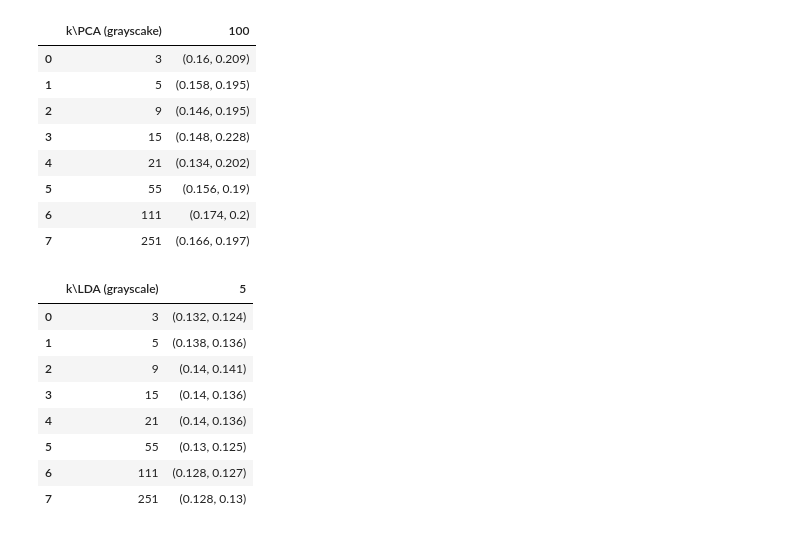
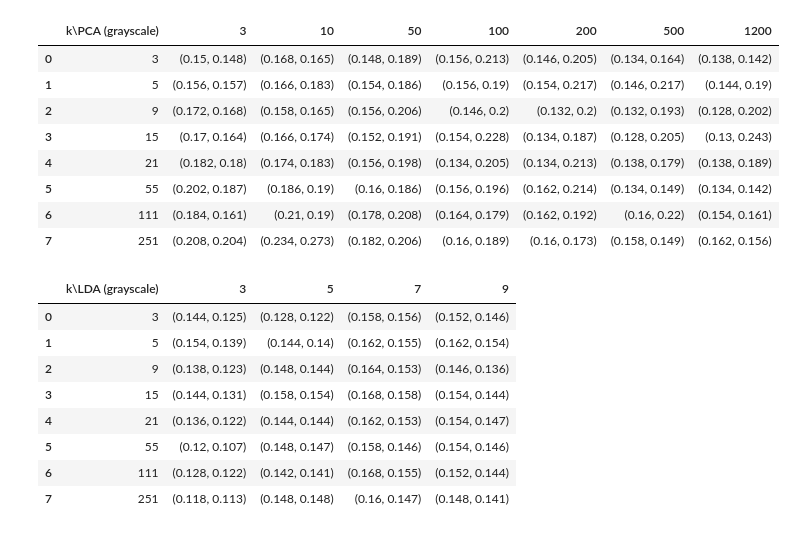
Before and after one commit to bonoldie/ML_exam, a Jupyter notebook: nb.ipynb, the cells around one changed output. Drawn from its saved outputs; the diff is of its cells as text; code cells hidden in the pictures.

```diff
--- a/nb.ipynb
+++ b/nb.ipynb
@@ -258,52 +248,52 @@ for k_idx, k in enumerate(k_to_test['PCA']):
         accuracy = round(accuracy_score(dataset['valid']['labels'], preds), 3)
         precision = round(precision_score(dataset['valid']['labels'], preds, average='macro'),3)
 
         # logger.info([f"KNN on PCA (grayscale images, k = {k}, {n_components} components)", "accuracy", accuracy, "precision", precision])
 
         KNN_PCA_grayscale_stats[k_idx].insert(n_components_idx + 1,(accuracy, precision))
 
-KNN_PCA_df = pd.DataFrame(KNN_PCA_grayscale_stats, columns=['k\\PCA (grayscake)'] + n_components_to_test['PCA'])
+KNN_PCA_df = pd.DataFrame(KNN_PCA_grayscale_stats, columns=['k\\PCA (grayscale)'] + n_components_to_test['PCA'])
 display(KNN_PCA_df)
 
 for k_idx,k in enumerate(k_to_test['LDA']):
 
     KNN_LDA_grayscale_stats.insert(k_idx,[k])
 
     for n_components_idx, n_components in enumerate(n_components_to_test['LDA']):
         knn = OneVsRestClassifier( KNeighborsClassifier(k))
 
         knn.fit(LDAs_results['train']['grayscale'][n_components], dataset['train']['labels'])
         preds = knn.predict(LDAs_results['valid']['grayscale'][n_components])
 
         accuracy = round(accuracy_score(dataset['valid']['labels'], preds), 3)
         precision = round(precision_score(dataset['valid']['labels'], preds, average='macro'),3)
 
         # logger.info([f"KNN on LDA (grayscale images, k = {k}, {n_components} components)", "accuracy", accuracy, "precision", precision])
 
         KNN_LDA_grayscale_stats[k_idx].insert(n_components_idx + 1,(accuracy, precision))
 
 
 KNN_LDA_df = pd.DataFrame(KNN_LDA_grayscale_stats, columns=['k\\LDA (grayscale)'] + n_components_to_test['LDA'])
 display(KNN_LDA_df)
 # %% [output]
-|  | k\PCA (grayscake) | 100 |
-| 0 | 3 | (0.16, 0.209) |
-| 1 | 5 | (0.158, 0.195) |
-| 2 | 9 | (0.146, 0.195) |
-| 3 | 15 | (0.148, 0.228) |
-| 4 | 21 | (0.134, 0.202) |
-| 5 | 55 | (0.156, 0.19) |
-| 6 | 111 | (0.174, 0.2) |
-| 7 | 251 | (0.166, 0.197) |
+|  | k\PCA (grayscale) | 3 | 10 | 50 | 100 | 200 | 500 | 1200 |
+| 0 | 3 | (0.15, 0.148) | (0.168, 0.165) | (0.148, 0.189) | (0.156, 0.213) | (0.146, 0.205) | (0.134, 0.164) | (0.138, 0.142) |
+| 1 | 5 | (0.156, 0.157) | (0.166, 0.183) | (0.154, 0.186) | (0.156, 0.19) | (0.154, 0.217) | (0.146, 0.217) | (0.144, 0.19) |
+| 2 | 9 | (0.172, 0.168) | (0.158, 0.165) | (0.156, 0.206) | (0.146, 0.2) | (0.132, 0.2) | (0.132, 0.193) | (0.128, 0.202) |
+| 3 | 15 | (0.17, 0.164) | (0.166, 0.174) | (0.152, 0.191) | (0.154, 0.228) | (0.134, 0.187) | (0.128, 0.205) | (0.13, 0.243) |
+| 4 | 21 | (0.182, 0.18) | (0.174, 0.183) | (0.156, 0.198) | (0.134, 0.205) | (0.134, 0.213) | (0.138, 0.179) | (0.138, 0.189) |
+| 5 | 55 | (0.202, 0.187) | (0.186, 0.19) | (0.16, 0.186) | (0.156, 0.196) | (0.162, 0.214) | (0.134, 0.149) | (0.134, 0.142) |
+| 6 | 111 | (0.184, 0.161) | (0.21, 0.19) | (0.178, 0.208) | (0.164, 0.179) | (0.162, 0.192) | (0.16, 0.22) | (0.154, 0.161) |
+| 7 | 251 | (0.208, 0.204) | (0.234, 0.273) | (0.182, 0.206) | (0.16, 0.189) | (0.16, 0.173) | (0.158, 0.149) | (0.162, 0.156) |
-|  | k\LDA (grayscale) | 5 |
-| 0 | 3 | (0.132, 0.124) |
-| 1 | 5 | (0.138, 0.136) |
-| 2 | 9 | (0.14, 0.141) |
-| 3 | 15 | (0.14, 0.136) |
-| 4 | 21 | (0.14, 0.136) |
-| 5 | 55 | (0.13, 0.125) |
-| 6 | 111 | (0.128, 0.127) |
-| 7 | 251 | (0.128, 0.13) |
+|  | k\LDA (grayscale) | 3 | 5 | 7 | 9 |
+| 0 | 3 | (0.144, 0.125) | (0.128, 0.122) | (0.158, 0.156) | (0.152, 0.146) |
+| 1 | 5 | (0.154, 0.139) | (0.144, 0.14) | (0.162, 0.155) | (0.162, 0.154) |
+| 2 | 9 | (0.138, 0.123) | (0.148, 0.144) | (0.164, 0.153) | (0.146, 0.136) |
+| 3 | 15 | (0.144, 0.131) | (0.158, 0.154) | (0.168, 0.158) | (0.154, 0.144) |
+| 4 | 21 | (0.136, 0.122) | (0.144, 0.144) | (0.162, 0.153) | (0.154, 0.147) |
+| 5 | 55 | (0.12, 0.107) | (0.148, 0.147) | (0.158, 0.146) | (0.154, 0.146) |
+| 6 | 111 | (0.128, 0.122) | (0.142, 0.141) | (0.168, 0.155) | (0.152, 0.144) |
+| 7 | 251 | (0.118, 0.113) | (0.148, 0.148) | (0.16, 0.147) | (0.148, 0.141) |
 # %%
 # Classification - KRR
 
```
Also changed, not shown: parts of 6 cells of this notebook, 9 other files.
